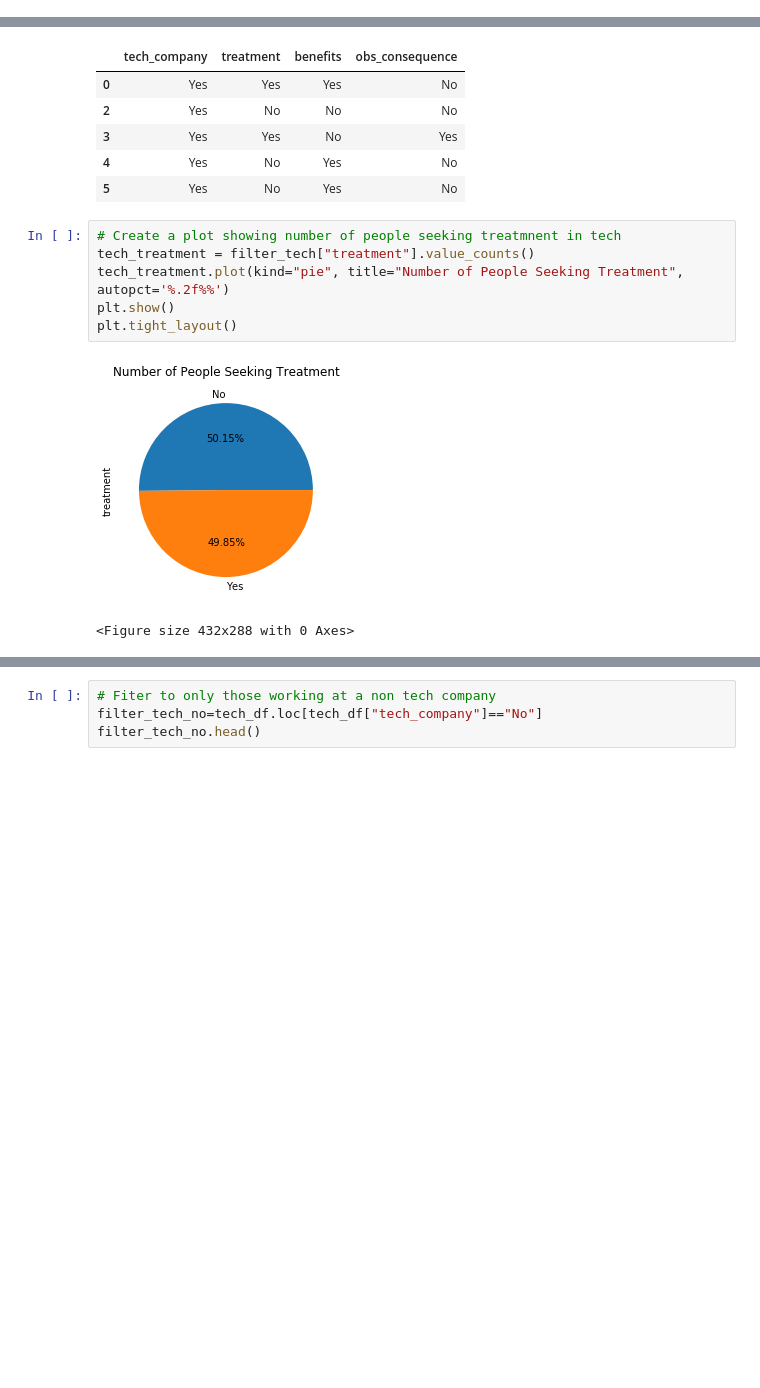
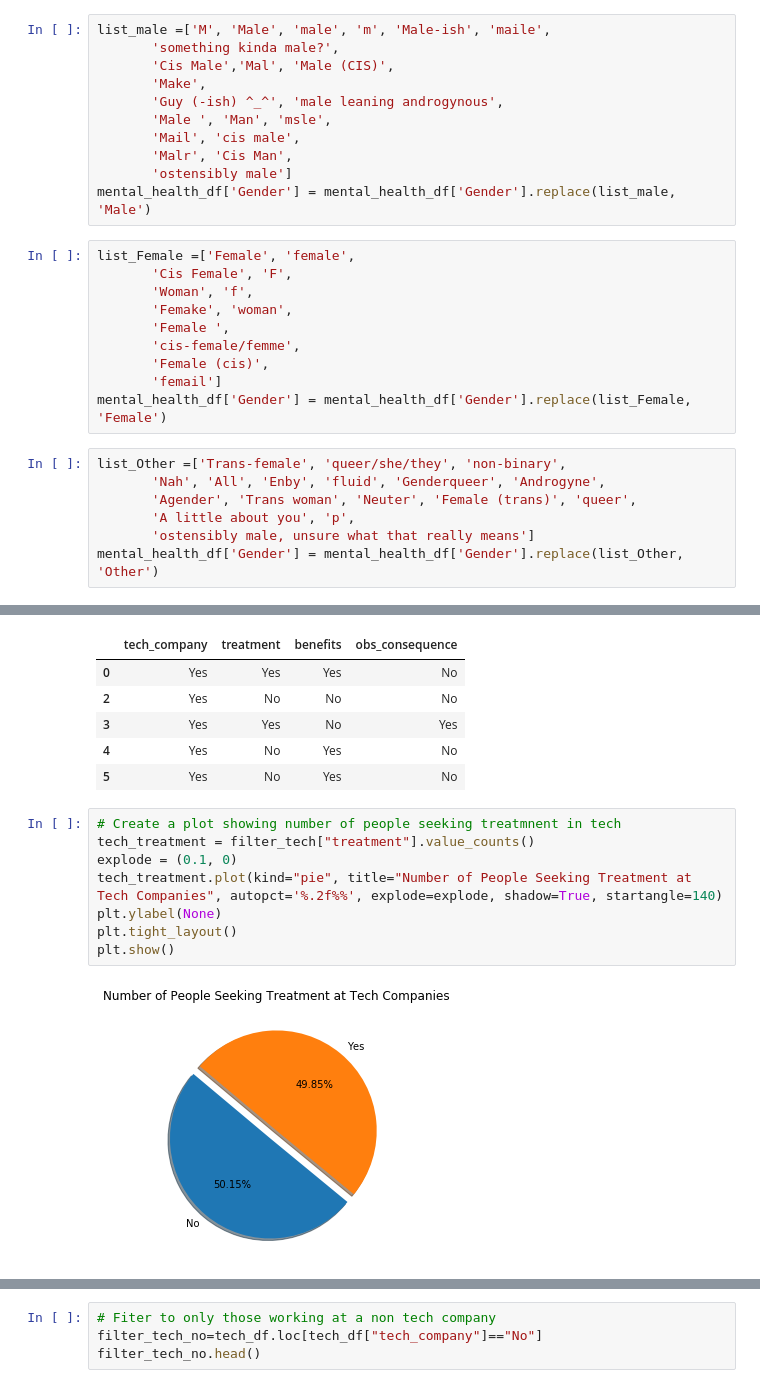
Before and after one commit to baileykayla953/project-one, a Jupyter notebook: mental_health_tech.ipynb, the cells around one changed output, grey strips where cells are left out. Drawn from its saved outputs; the diff is of its cells as text; blank space fills up the shorter version.

```diff
--- a/mental_health_tech.ipynb
+++ b/mental_health_tech.ipynb
@@ -21,0 +35,28 @@ mental_health_df.head()
+# %%
+list_male =['M', 'Male', 'male', 'm', 'Male-ish', 'maile',
+       'something kinda male?',
+       'Cis Male','Mal', 'Male (CIS)',
+       'Make',
+       'Guy (-ish) ^_^', 'male leaning androgynous',
+       'Male ', 'Man', 'msle',
+       'Mail', 'cis male',
+       'Malr', 'Cis Man',
+       'ostensibly male']
+mental_health_df['Gender'] = mental_health_df['Gender'].replace(list_male, 'Male')
+# %%
+list_Female =['Female', 'female',
+       'Cis Female', 'F',
+       'Woman', 'f',
+       'Femake', 'woman',
+       'Female ',
+       'cis-female/femme',
+       'Female (cis)',
+       'femail']
+mental_health_df['Gender'] = mental_health_df['Gender'].replace(list_Female, 'Female')
+# %%
+list_Other =['Trans-female', 'queer/she/they', 'non-binary',
+       'Nah', 'All', 'Enby', 'fluid', 'Genderqueer', 'Androgyne',
+       'Agender', 'Trans woman', 'Neuter', 'Female (trans)', 'queer',
+       'A little about you', 'p',
+       'ostensibly male, unsure what that really means']
+mental_health_df['Gender'] = mental_health_df['Gender'].replace(list_Other, 'Other')
@@ -45,12 +103,13 @@ filter_tech.head()
 # %%
 # Create a plot showing number of people seeking treatmnent in tech
 tech_treatment = filter_tech["treatment"].value_counts()
-tech_treatment.plot(kind="pie", title="Number of People Seeking Treatment", autopct='%.2f%%')
+explode = (0.1, 0)
+tech_treatment.plot(kind="pie", title="Number of People Seeking Treatment at Tech Companies", autopct='%.2f%%', explode=explode, shadow=True, startangle=140)
+plt.ylabel(None)
+plt.tight_layout()
 plt.show()
-plt.tight_layout()
 # %% [output]
-[figure, old version]
+[figure, new version]
-<Figure size 432x288 with 0 Axes>
 # %%
 # Create a plot showing number of employers offering benefits in tech
 tech_benefits = filter_tech["benefits"].value_counts()
```
Also changed, not shown: parts of 16 cells of this notebook, 6 other files.
